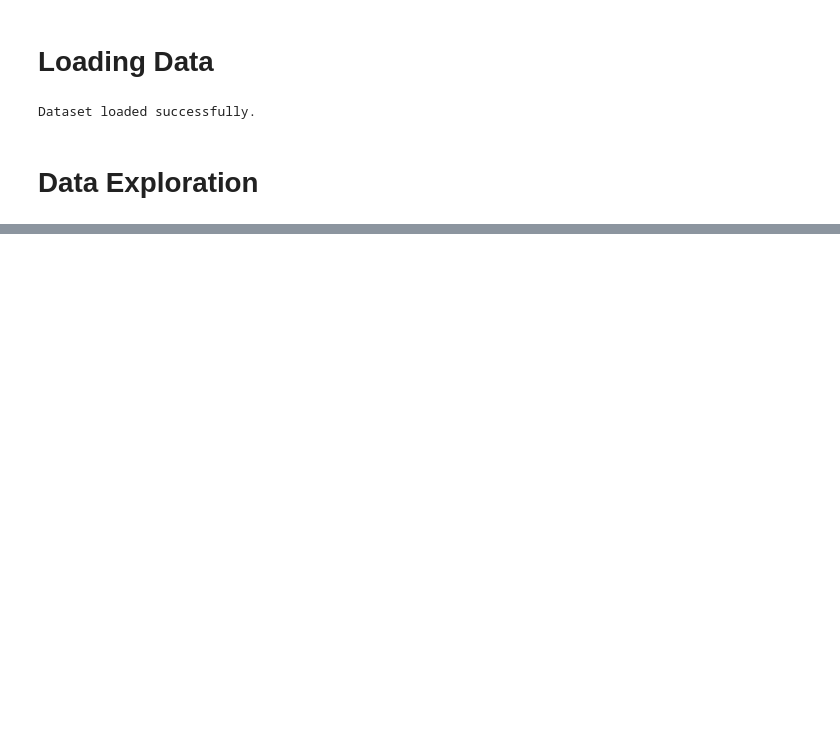
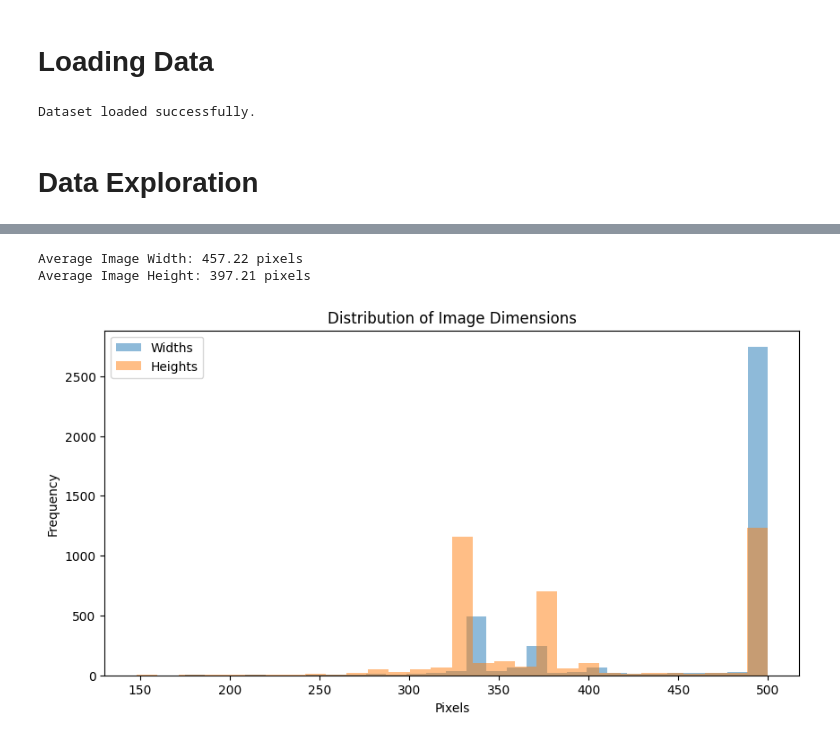
Before and after one commit to Ehsan0071/Ehsan0071-Final-Project-Semester-C-image-captioning, a Jupyter notebook: Project_Code.ipynb, the cells around one changed output, grey strips where cells are left out. Drawn from its saved outputs; the diff is of its cells as text; code cells hidden in the pictures; blank space fills up the shorter version.

```diff
--- a/Project_Code.ipynb
+++ b/Project_Code.ipynb
@@ -232,0 +263,28 @@ explore_advanced_features(captions_df)
+# %%
+def analyze_images(dataset):
+    # Analyzing image dimensions
+    widths, heights = [], []
+    for info in dataset.values():
+        img = info['image']
+        widths.append(img.width)
+        heights.append(img.height)
+
+    # Displaying average dimensions
+    print(f"Average Image Width: {np.mean(widths):.2f} pixels")
+    print(f"Average Image Height: {np.mean(heights):.2f} pixels")
+
+    # Plotting the distribution of image dimensions
+    plt.figure(figsize=(10, 5))
+    plt.hist(widths, bins=30, alpha=0.5, label='Widths')
+    plt.hist(heights, bins=30, alpha=0.5, label='Heights')
+    plt.title('Distribution of Image Dimensions')
+    plt.xlabel('Pixels')
+    plt.ylabel('Frequency')
+    plt.legend()
+    plt.show()
+
+analyze_images(dataset)
+# %% [output]
+Average Image Width: 457.22 pixels
+Average Image Height: 397.21 pixels
+[figure, added]
```
Also changed, not shown: parts of 20 cells of this notebook.
